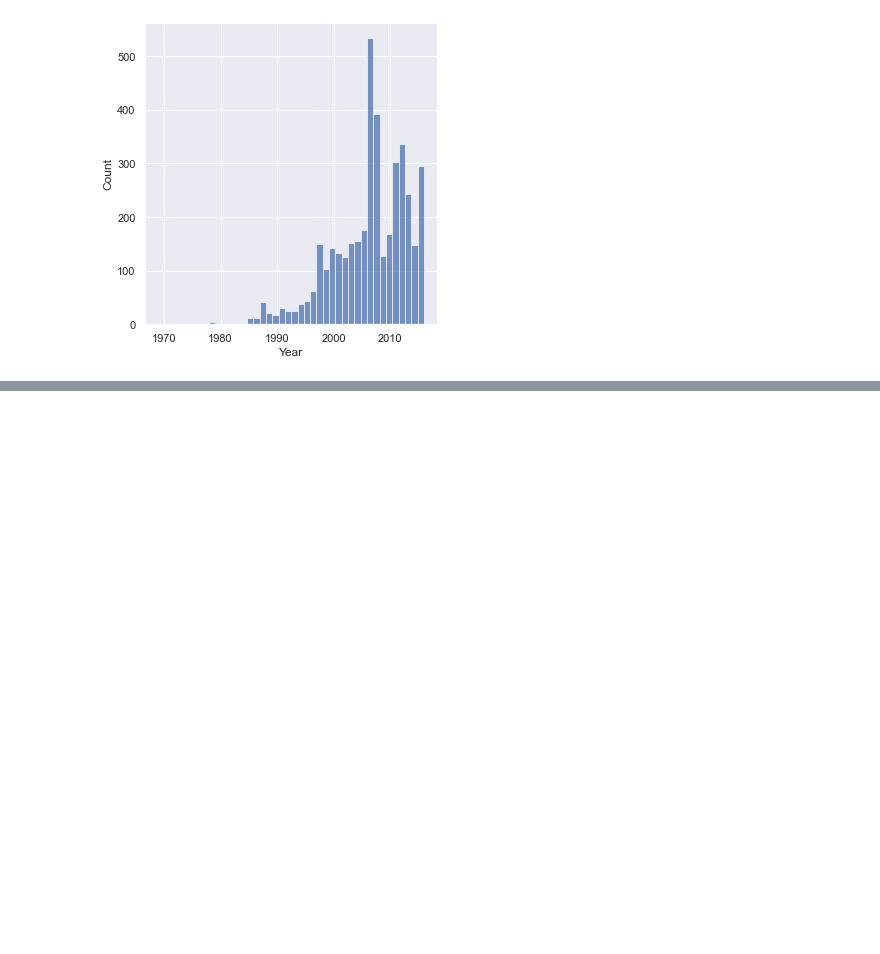
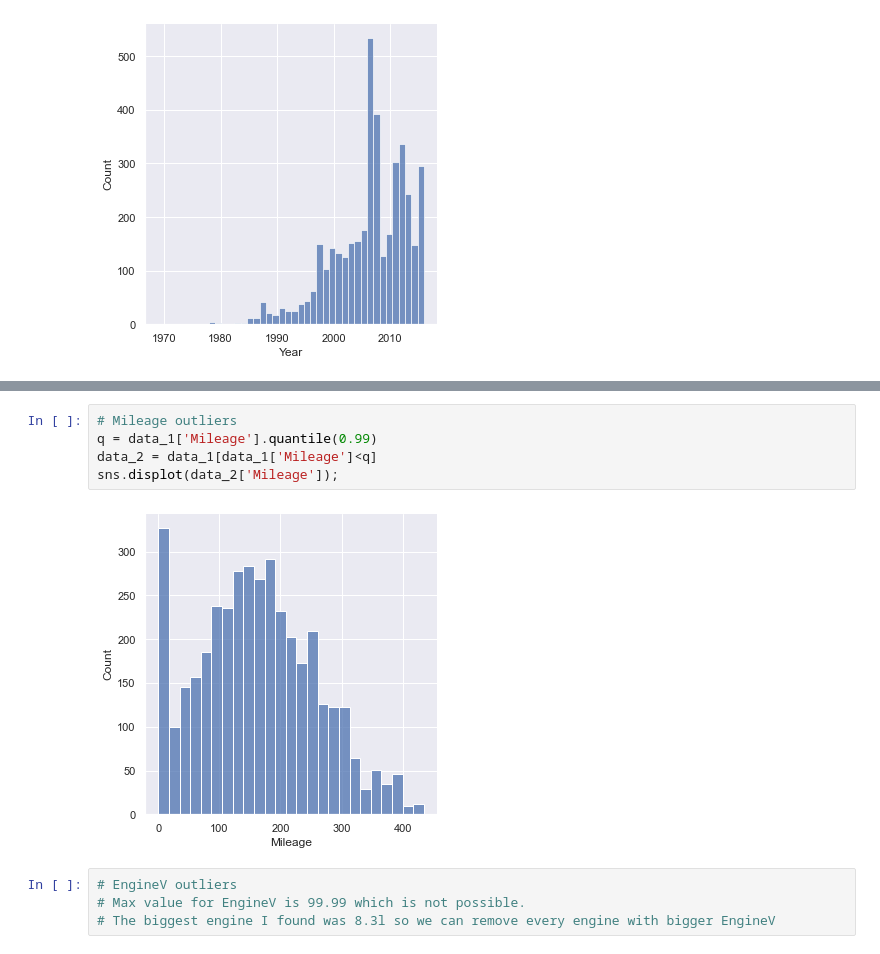
Before and after one commit to tomasz-urban/Jupyter, a Jupyter notebook: DS_bootcamp/linear_regression_sklearn/car_sales_example_project.ipynb, the cells around one changed output, grey strips where cells are left out. Cells and saved outputs as stored; diff of their text form; blank space fills up the shorter version.

```diff
--- a/DS_bootcamp/linear_regression_sklearn/car_sales_example_project.ipynb
+++ b/DS_bootcamp/linear_regression_sklearn/car_sales_example_project.ipynb
@@ -134,0 +161,11 @@ sns.displot(data_no_mv['Year']);
+# %%
+# Mileage outliers
+q = data_1['Mileage'].quantile(0.99)
+data_2 = data_1[data_1['Mileage']<q]
+sns.displot(data_2['Mileage']);
+# %% [output]
+[figure, added]
+# %%
+# EngineV outliers
+# Max value for EngineV is 99.99 which is not possible.
+# The biggest engine I found was 8.3l so we can remove every engine with bigger EngineV
```
Also changed, not shown: parts of 11 cells of this notebook.
